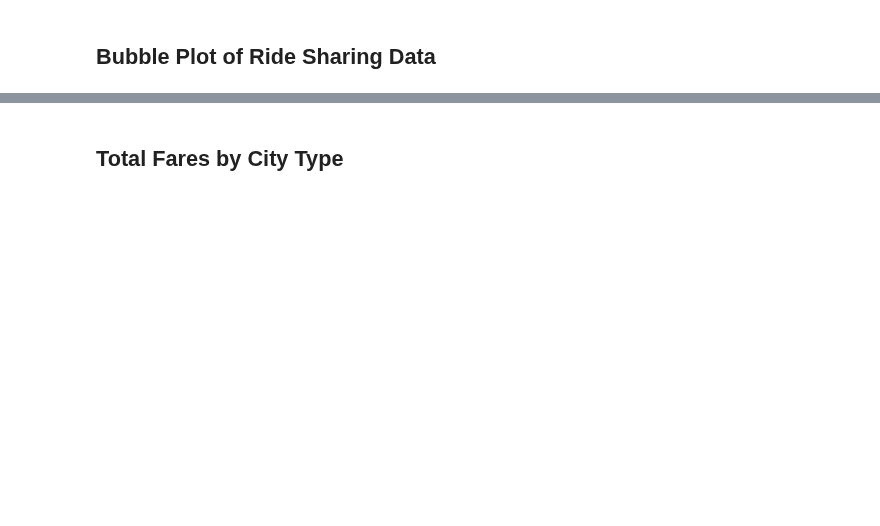
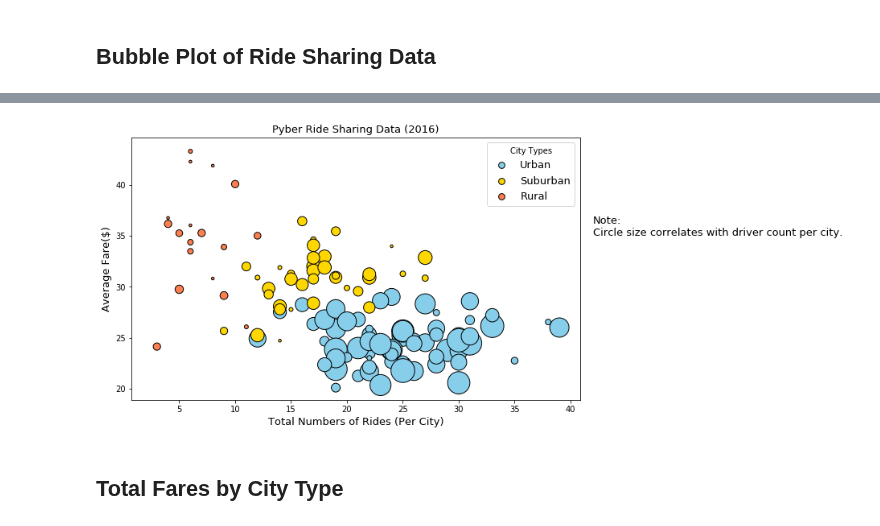
Before and after one commit to FeLowe/NW-Bootcamp-Homework, a Jupyter notebook: Matplotlib/pyber.ipynb, the cells around one changed output, grey strips where cells are left out. Drawn from its saved outputs; the diff is of its cells as text; code cells hidden in the pictures; blank space fills up the shorter version.

```diff
--- a/Matplotlib/pyber.ipynb
+++ b/Matplotlib/pyber.ipynb
@@ -92,2 +52,48 @@ plt.savefig("scatter_by_city_type.png")
+# %%
+# Build the scatter plots for each city types
+
+#Urban
+plt.scatter(urban_ride_count,
+            urban_avg_fare,
+            s=12*urban_driver_count, c="skyblue",edgecolor="black", linewidths=1, marker="o",
+            alpha=1.0, label="Urban")
+#Suburban
+plt.scatter(suburban_ride_count,
+            suburban_avg_fare,
+            s=12*suburban_driver_count, c="gold",edgecolor="black", linewidths=1, marker="o",
+alpha=1.0, label="Suburban")
+#Rural
+plt.scatter(rural_ride_count,
+            rural_avg_fare,
+            s=12*rural_driver_count, c="coral",edgecolor="black", linewidths=1, marker="o",
+            alpha=1.0, label="Rural")
+
+# Incorporate the other graph properties
+# title, x and y lables
+plt.title("Pyber Ride Sharing Data (2016)", fontsize=13)
+plt.xlabel("Total Numbers of Rides (Per City)", fontsize=13)
+plt.ylabel("Average Fare($)", fontsize=13)
+
+# Create a legend
+legend = plt.legend(title="City Types", loc="best", scatterpoints=1, fontsize=13)
+
+#Makes legends the same size
+legend.legendHandles[0]._sizes = [60]
+legend.legendHandles[1]._sizes = [60]
+legend.legendHandles[2]._sizes = [60]
+
+#Re-sizes plot box
+plt.gcf().set_size_inches((10, 6))
+
+#Adds side note
+plt.text(42, 35, "Note:\nCircle size correlates with driver count per city.", fontsize=13)
+
+#Save Figure
+plt.savefig("scatter_by_city_type.png")
+
+# Show plot
+plt.show()
+# %% [output]
+[figure, added]
 # %% [markdown]
 ## Total Fares by City Type
```
Also changed, not shown: parts of 5 cells of this notebook, 2 other files.
